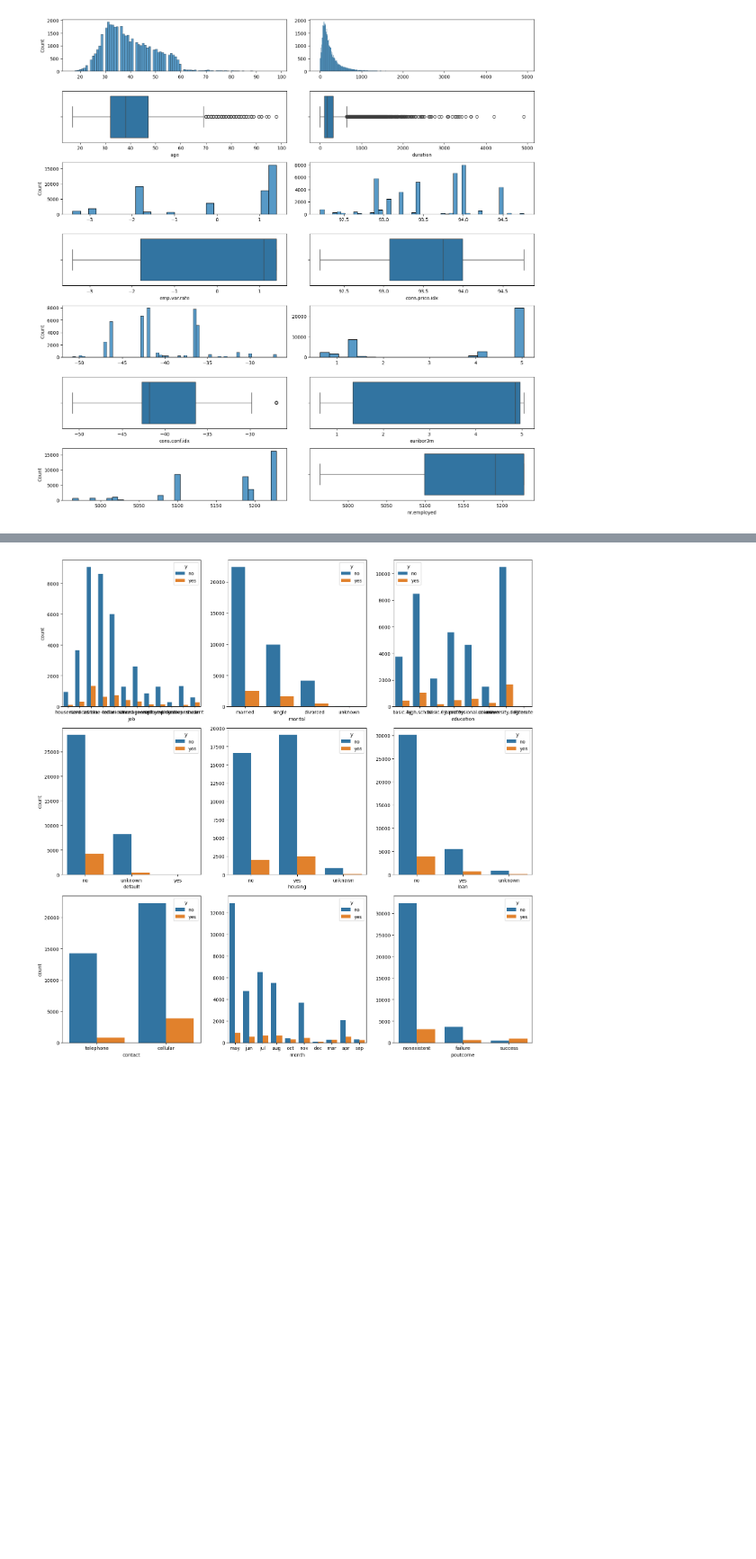
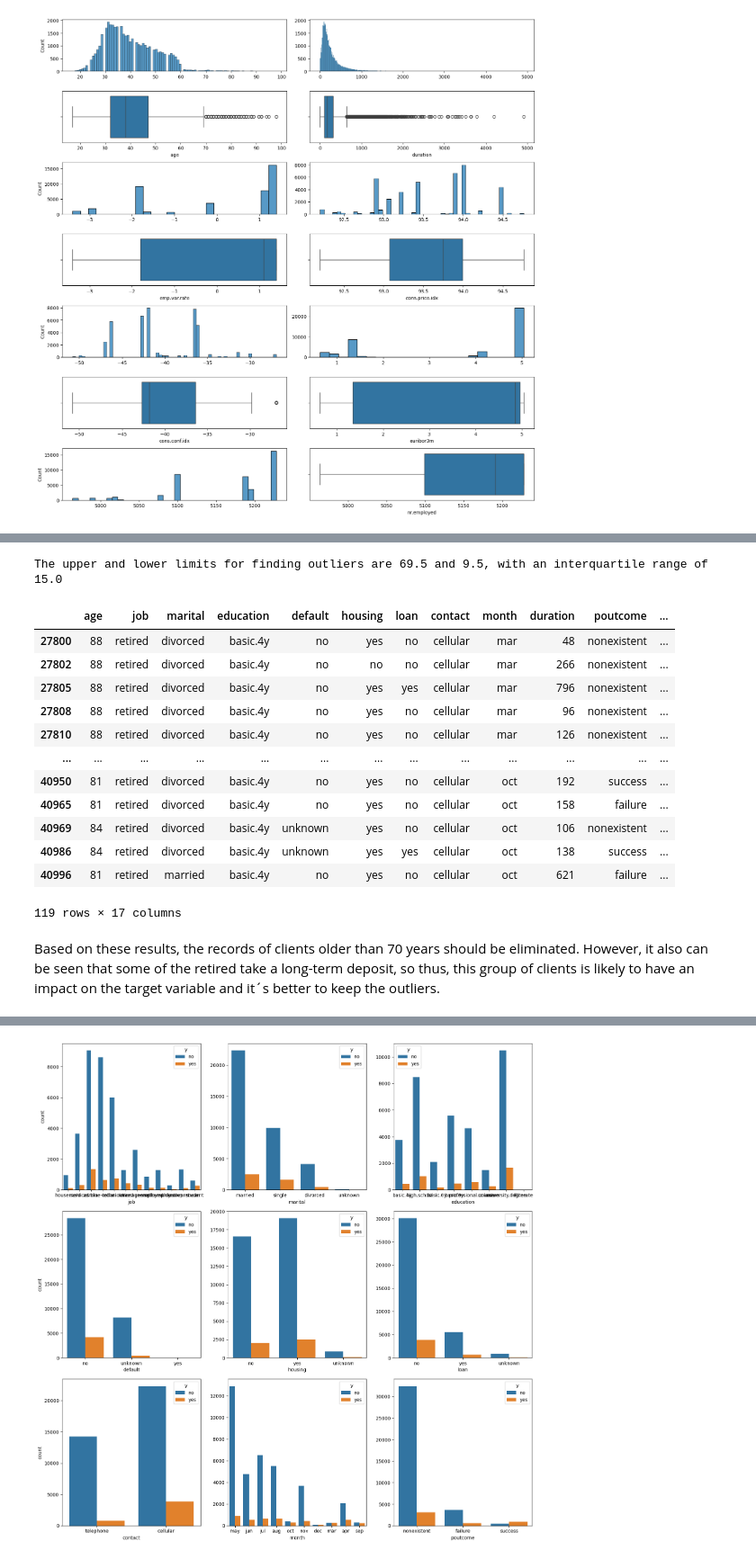
Before and after one commit to 4GeeksAcademy/Liutciia-logistic-regression, a Jupyter notebook: src/explore.ipynb, the cells around one changed output, grey strips where cells are left out. Shown at 90% size. Saved outputs shown, nothing was run; the diff lists cells and outputs as text; code cells hidden in the pictures; blank space fills up the shorter version.

Commit message:
Outliers analysis added

```diff
--- a/src/explore.ipynb
+++ b/src/explore.ipynb
@@ -120,0 +135,26 @@ The graphs above reveal that only age and duration have outliers.
+# %%
+age_iqr = age_stats["75%"] - age_stats["25%"]
+upper_limit = age_stats["75%"] + 1.5 * age_iqr
+lower_limit = age_stats["25%"] - 1.5 * age_iqr
+
+print(f"The upper and lower limits for finding outliers are {round(upper_limit, 2)} and {round(lower_limit, 2)}, with an interquartile range of {round(age_iqr, 2)}")
+# %% [output]
+The upper and lower limits for finding outliers are 69.5 and 9.5, with an interquartile range of 15.0
+# %%
+data[data["age"] > 80]
+# %% [output]
+|  | age | job | marital | education | default | housing | loan | contact | month | duration | poutcome | ... |
+| 27800 | 88 | retired | divorced | basic.4y | no | yes | no | cellular | mar | 48 | nonexistent | ... |
+| 27802 | 88 | retired | divorced | basic.4y | no | no | no | cellular | mar | 266 | nonexistent | ... |
+| 27805 | 88 | retired | divorced | basic.4y | no | yes | yes | cellular | mar | 796 | nonexistent | ... |
+| 27808 | 88 | retired | divorced | basic.4y | no | yes | no | cellular | mar | 96 | nonexistent | ... |
+| 27810 | 88 | retired | divorced | basic.4y | no | yes | no | cellular | mar | 126 | nonexistent | ... |
+| ... | ... | ... | ... | ... | ... | ... | ... | ... | ... | ... | ... | ... |
+| 40950 | 81 | retired | divorced | basic.4y | no | yes | no | cellular | oct | 192 | success | ... |
+| 40965 | 81 | retired | divorced | basic.4y | no | yes | no | cellular | oct | 158 | failure | ... |
+| 40969 | 84 | retired | divorced | basic.4y | unknown | yes | no | cellular | oct | 106 | nonexistent | ... |
+| 40986 | 84 | retired | divorced | basic.4y | unknown | yes | yes | cellular | oct | 138 | success | ... |
+| 40996 | 81 | retired | married | basic.4y | no | yes | no | cellular | oct | 621 | failure | ... |
+119 rows × 17 columns
+# %% [markdown]
+Based on these results, the records of clients older than 70 years should be eliminated. However, it also can be seen that some of the retired take a long-term deposit, so thus, this group of clients is likely to have an impact on the target variable and it´s better to keep the outliers.
```
Also changed, not shown: parts of 20 cells of this notebook, 3 other files.
